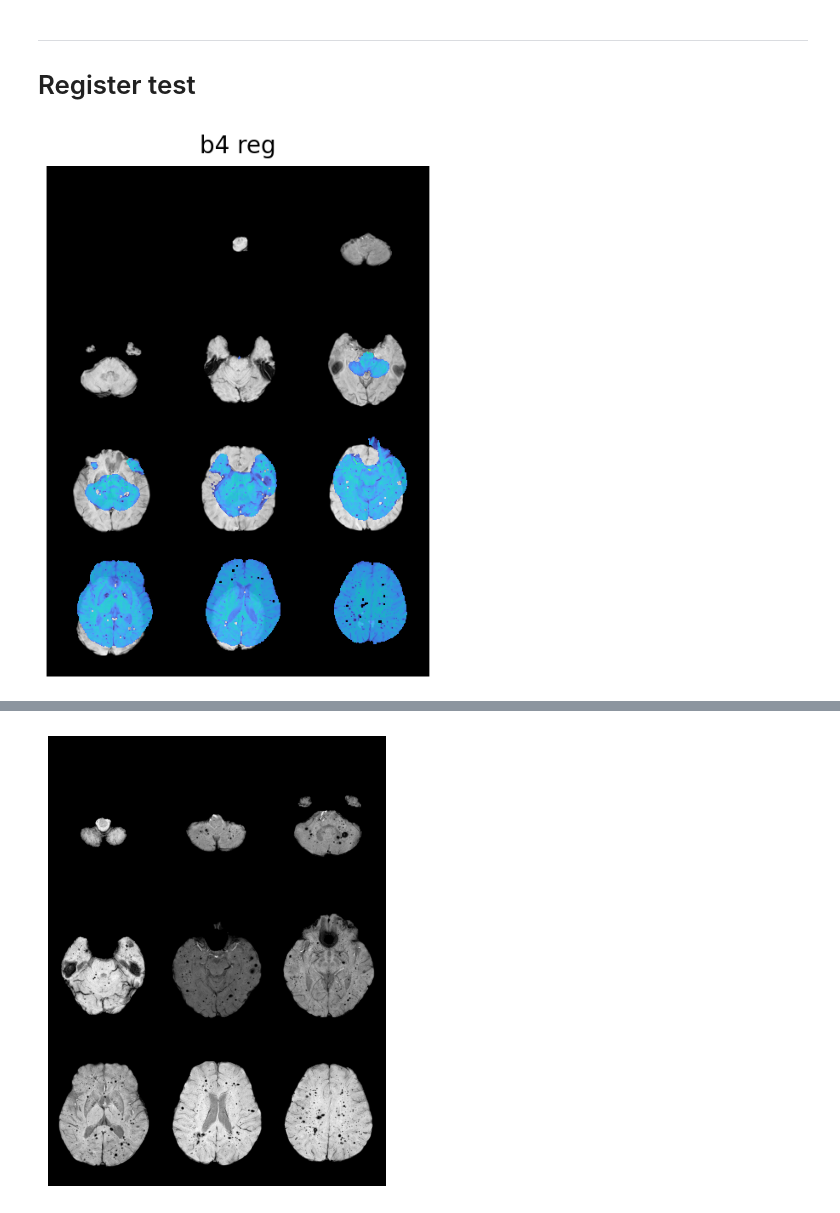
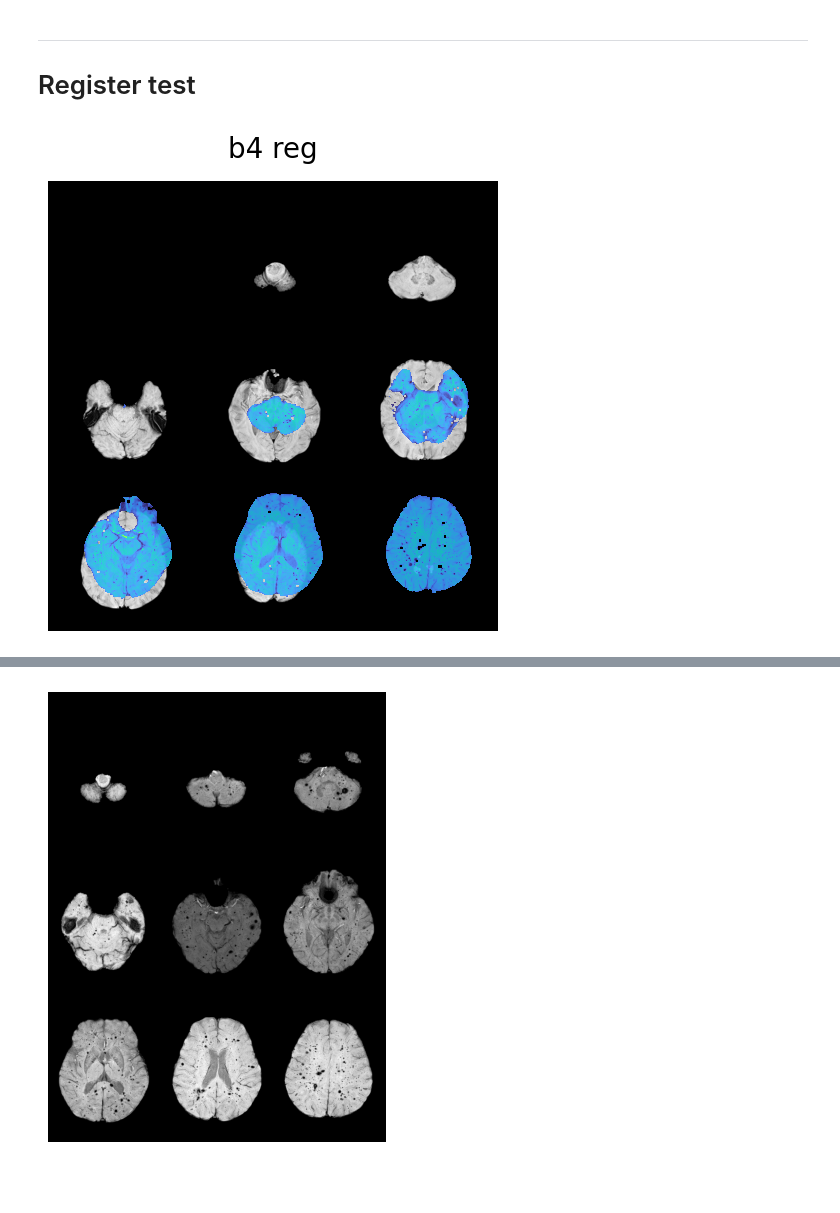
Before and after one commit to boolYikes/aria-CMB-model, a Jupyter notebook: nnUNet_Workspace/notebooks/register_ants.ipynb, the cells around one changed output, grey strips where cells are left out. Cells and saved outputs as stored; diff of their text form; code cells hidden in the pictures; blank space fills up the shorter version.

```diff
--- a/nnUNet_Workspace/notebooks/register_ants.ipynb
+++ b/nnUNet_Workspace/notebooks/register_ants.ipynb
@@ -67,10 +73,10 @@ ants.plot(p014, axis=2, overlay=correct, overlay_alpha=0.5, ncol=2, nslices=4)
 # %%
 # without bias field correction
 fixed = ants.image_read(p1)#.resample_image((128,128,35), 1, 0)
 moving = ants.image_read(p14)#.resample_image((128,128,8), 1, 0)
-fixed.plot(overlay=moving, title="b4 reg", axis=2)
+fixed.plot(overlay=moving, title="b4 reg", axis=2, ncol=3, nslices=9)
 # %% [output]
-[figure, old version]
+[figure, new version]
 # %%
 mov_mask = ants.image_read(p14_seg)
 mytx = ants.registration(fixed=fixed, moving=moving, moving_mask=mov_mask, type_of_transform="SyN")
```
Also changed, not shown: parts of 9 cells of this notebook, 1 other file.
